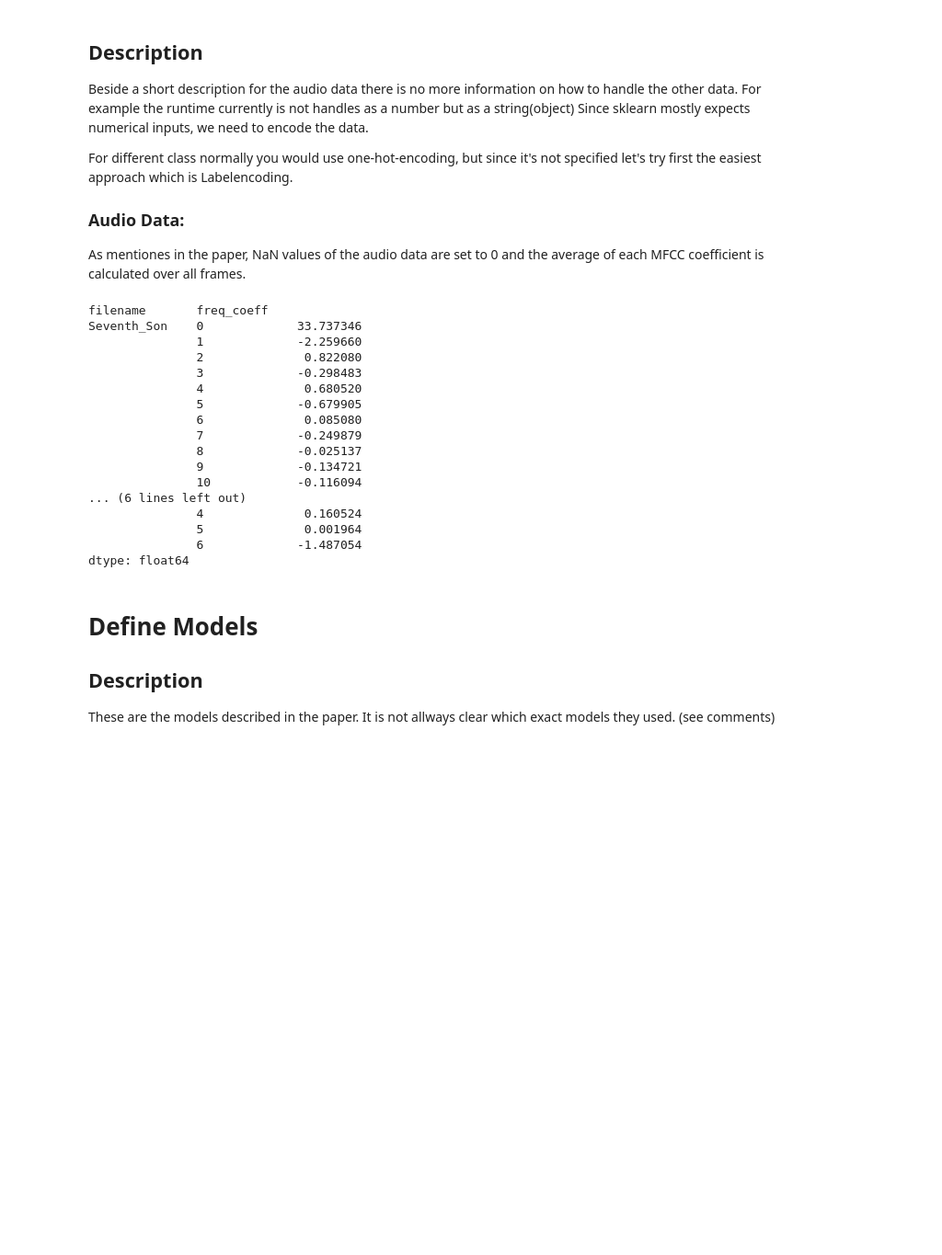
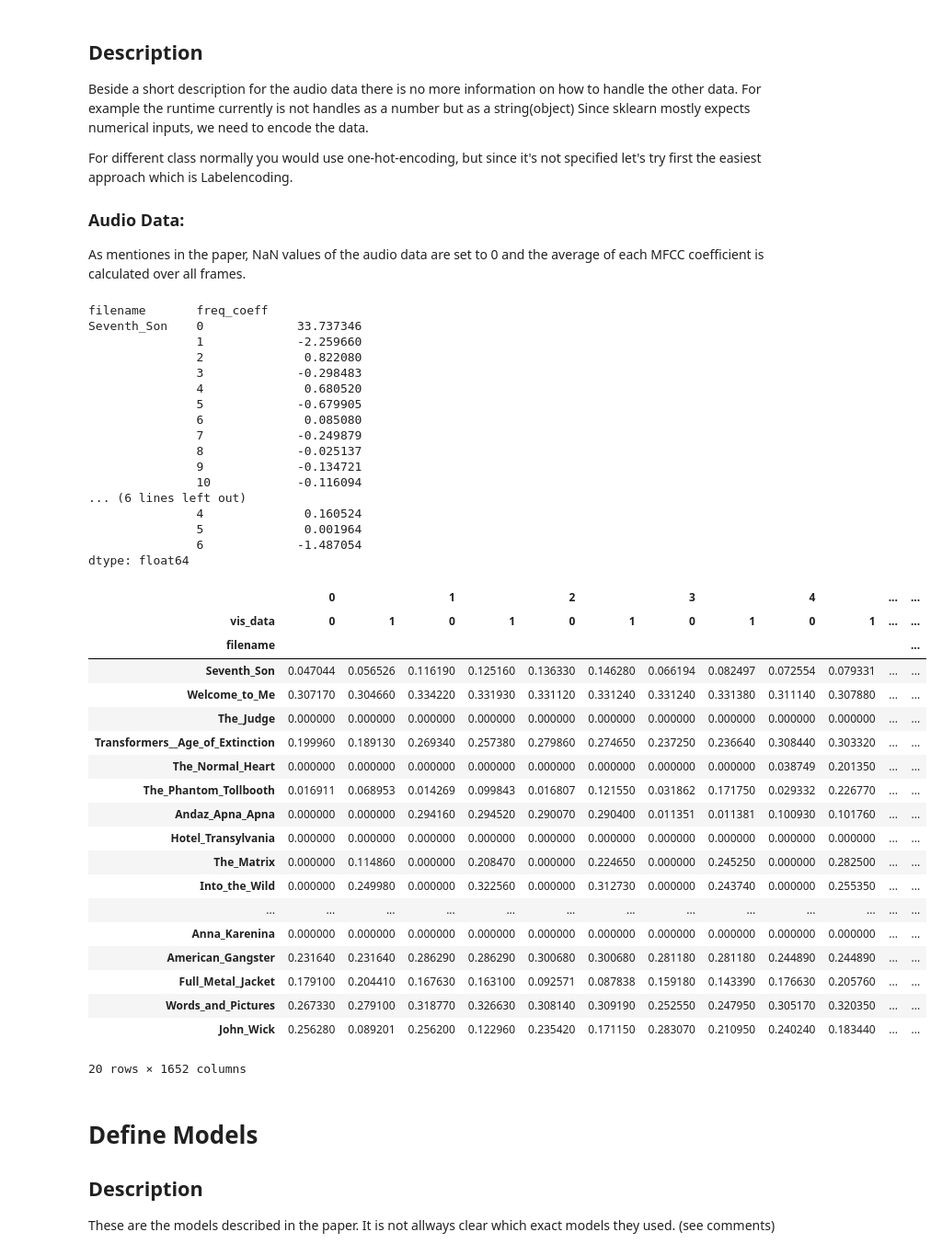
Before and after one commit to patrickFuerst/CoE_task, a Jupyter notebook: classifier_selection.ipynb, the cells around one changed output. Shown: that part at 92% size. Saved outputs shown, nothing was run; the diff lists cells and outputs as text; code cells hidden in the pictures; blank space fills up the shorter version.

```diff
--- a/classifier_selection.ipynb
+++ b/classifier_selection.ipynb
@@ -218,30 +233,58 @@ As mentiones in the paper, NaN values of the audio data are set to 0 and the ave
 # %%
 
 def pre_process_audio_data():
     df_data = df_audio_data.fillna(0.0)
     return df_data.mean(axis=1)
 
+def pre_process_visual_data():
+    #create columns of the two rows belonging to each movie
+    df_data = df_visual_data.unstack()
+    return df_data
 
-df_audio_smean = pre_process_audio_data()
-display(df_audio_processed.head(20))
+
+df_audio_data_processed = pre_process_audio_data()
+display(df_audio_data_processed.head(20))
+
+df_visual_data_processed = pre_process_visual_data()
+display(df_visual_data_processed.head(20))
 # %% [output]
 filename       freq_coeff
 Seventh_Son    0             33.737346
                1             -2.259660
                2              0.822080
                3             -0.298483
                4              0.680520
                5             -0.679905
                6              0.085080
                7             -0.249879
                8             -0.025137
                9             -0.134721
                10            -0.116094
 ... (6 lines left out)
                4              0.160524
                5              0.001964
                6             -1.487054
 dtype: float64
+|  | 0 |  | 1 |  | 2 |  | 3 |  | 4 |  | ... | ... |
+| vis_data | 0 | 1 | 0 | 1 | 0 | 1 | 0 | 1 | 0 | 1 | ... | ... |
+| filename |  |  |  |  |  |  |  |  |  |  |  | ... |
+| Seventh_Son | 0.047044 | 0.056526 | 0.116190 | 0.125160 | 0.136330 | 0.146280 | 0.066194 | 0.082497 | 0.072554 | 0.079331 | ... | ... |
+| Welcome_to_Me | 0.307170 | 0.304660 | 0.334220 | 0.331930 | 0.331120 | 0.331240 | 0.331240 | 0.331380 | 0.311140 | 0.307880 | ... | ... |
+| The_Judge | 0.000000 | 0.000000 | 0.000000 | 0.000000 | 0.000000 | 0.000000 | 0.000000 | 0.000000 | 0.000000 | 0.000000 | ... | ... |
+| Transformers__Age_of_Extinction | 0.199960 | 0.189130 | 0.269340 | 0.257380 | 0.279860 | 0.274650 | 0.237250 | 0.236640 | 0.308440 | 0.303320 | ... | ... |
+| The_Normal_Heart | 0.000000 | 0.000000 | 0.000000 | 0.000000 | 0.000000 | 0.000000 | 0.000000 | 0.000000 | 0.038749 | 0.201350 | ... | ... |
+| The_Phantom_Tollbooth | 0.016911 | 0.068953 | 0.014269 | 0.099843 | 0.016807 | 0.121550 | 0.031862 | 0.171750 | 0.029332 | 0.226770 | ... | ... |
+| Andaz_Apna_Apna | 0.000000 | 0.000000 | 0.294160 | 0.294520 | 0.290070 | 0.290400 | 0.011351 | 0.011381 | 0.100930 | 0.101760 | ... | ... |
+| Hotel_Transylvania | 0.000000 | 0.000000 | 0.000000 | 0.000000 | 0.000000 | 0.000000 | 0.000000 | 0.000000 | 0.000000 | 0.000000 | ... | ... |
+| The_Matrix | 0.000000 | 0.114860 | 0.000000 | 0.208470 | 0.000000 | 0.224650 | 0.000000 | 0.245250 | 0.000000 | 0.282500 | ... | ... |
+| Into_the_Wild | 0.000000 | 0.249980 | 0.000000 | 0.322560 | 0.000000 | 0.312730 | 0.000000 | 0.243740 | 0.000000 | 0.255350 | ... | ... |
+| ... | ... | ... | ... | ... | ... | ... | ... | ... | ... | ... | ... | ... |
+| Anna_Karenina | 0.000000 | 0.000000 | 0.000000 | 0.000000 | 0.000000 | 0.000000 | 0.000000 | 0.000000 | 0.000000 | 0.000000 | ... | ... |
+| American_Gangster | 0.231640 | 0.231640 | 0.286290 | 0.286290 | 0.300680 | 0.300680 | 0.281180 | 0.281180 | 0.244890 | 0.244890 | ... | ... |
+| Full_Metal_Jacket | 0.179100 | 0.204410 | 0.167630 | 0.163100 | 0.092571 | 0.087838 | 0.159180 | 0.143390 | 0.176630 | 0.205760 | ... | ... |
+| Words_and_Pictures | 0.267330 | 0.279100 | 0.318770 | 0.326630 | 0.308140 | 0.309190 | 0.252550 | 0.247950 | 0.305170 | 0.320350 | ... | ... |
+| John_Wick | 0.256280 | 0.089201 | 0.256200 | 0.122960 | 0.235420 | 0.171150 | 0.283070 | 0.210950 | 0.240240 | 0.183440 | ... | ... |
+20 rows × 1652 columns
 # %% [markdown]
 # Define Models
 
```
Also changed, not shown: parts of 10 cells of this notebook.
